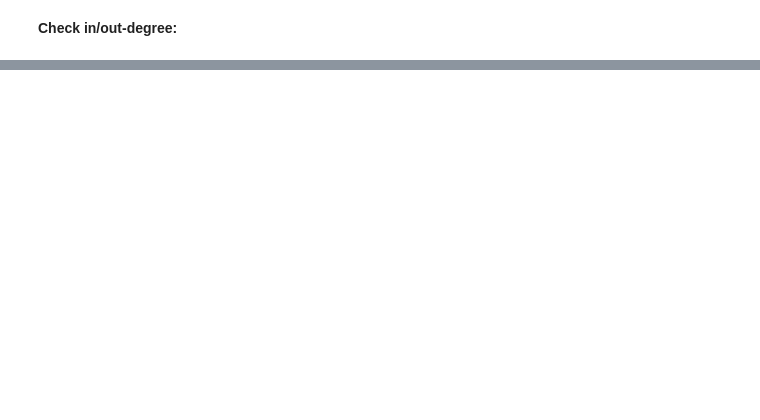
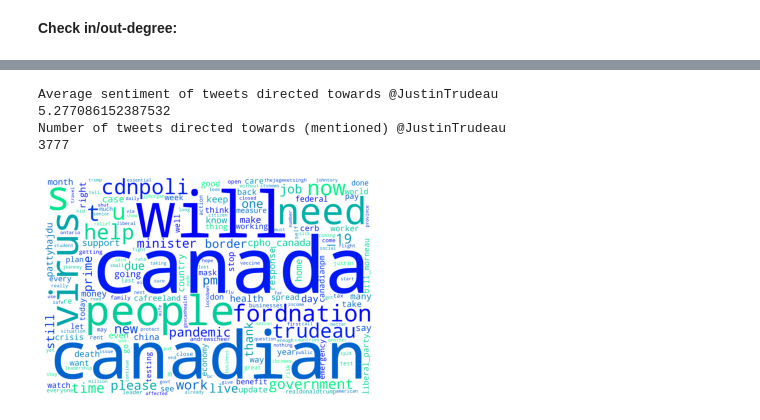
Before and after one commit to HuayuanSong/2805_covid_tweets, a Jupyter notebook: graph_all.ipynb, the cells around one changed output, grey strips where cells are left out. Drawn from its saved outputs; the diff is of its cells as text; code cells hidden in the pictures; blank space fills up the shorter version.

```diff
--- a/graph_all.ipynb
+++ b/graph_all.ipynb
@@ -362,0 +450,3 @@ plt.show()
+# %%
+tweets_sents_CAN_fam = tweets_sents_CAN.reset_index(drop=True)
+tweets_sents_CAN_fam.head(5)
@@ -362,0 +460,46 @@ plt.show()
+# %%
+def sent_of_tweet_famous(user, df):
+    sent_scores = []
+    tweets = []
+    for i in range(len(df)):
+        if user in df["tweet"][i]:
+            sent_scores.append(df["sentiment_score"][i])
+            tweets.append(df["tweet"][i])
+    mean_sent = np.mean(sent_scores)
+    print(f"Average sentiment of tweets directed towards {user}")
+    print(mean_sent)
+
+    print(f"Number of tweets directed towards (mentioned) {user}")
+    print(len(tweets))
+
+    text = " ".join(i for i in tweets)
+
+    text = re.sub('<[^<]+?>', '', text)
+    text = re.sub('\.*amp\.*', '', text)
+    text = re.sub("(http|https)://[\w\-]+(\.[\w\-]+)+\S*",'', text)
+    text = text.replace("https","")
+    text = text.replace(user,"")
+    text = text.replace(" u ","")
+    text = text.replace(" t ","")
+    text = text.replace(" 19 ","")
+    text = text.lower()
+    for i in ['corona', 'wuhan', 'ncov', 'covid', 'covid_19', 'covid19', 'coronavirus']:
+        text = text.replace(i,"")
+
+    # Generate word cloud
+    word_cloud = WordCloud(width=3000,height=2000,random_state=1,background_color="white",colormap="winter",collocations=False,stopwords=STOPWORDS,).generate(text)
+
+    return word_cloud, mean_sent
+# %%
+word_cloud, mean_sent_ju = sent_of_tweet_famous("@JustinTrudeau",tweets_sents_CAN_fam)
+
+# Display the generated Word Cloud
+plt.imshow(word_cloud)
+plt.axis("off")
+plt.show()
+# %% [output]
+Average sentiment of tweets directed towards @JustinTrudeau
+5.277086152387532
+Number of tweets directed towards (mentioned) @JustinTrudeau
+3777
+[figure, added]
```
Also changed, not shown: parts of 68 cells of this notebook, 3 other files.
